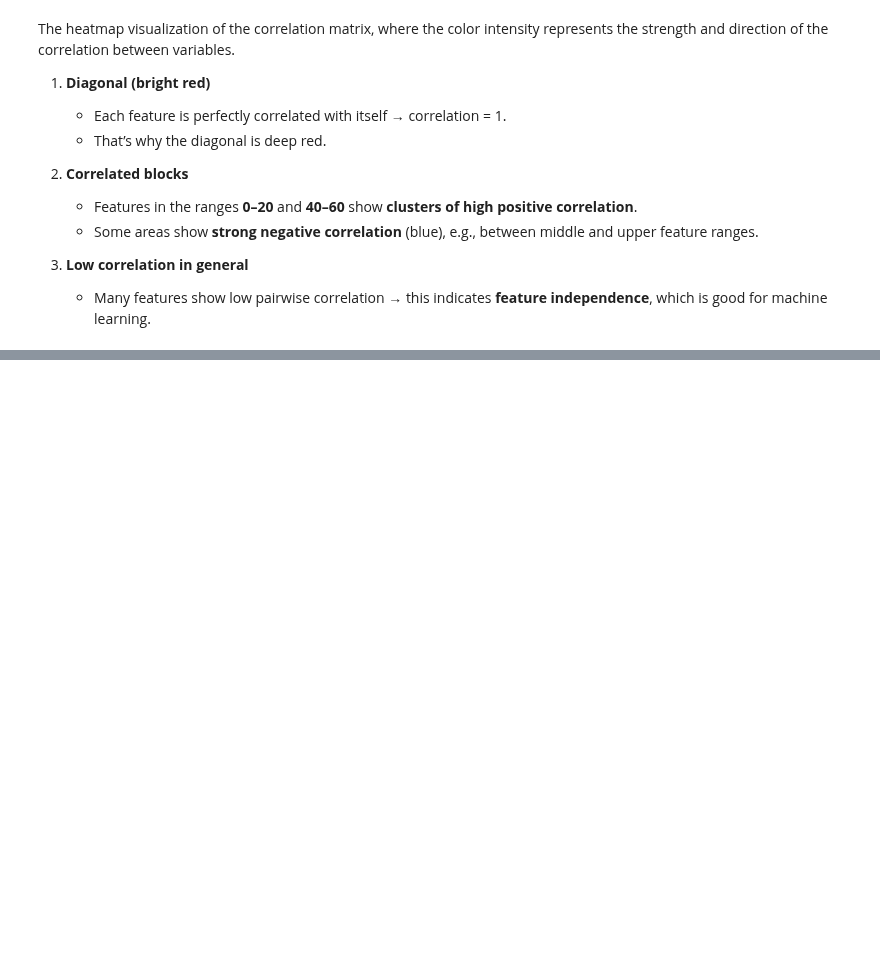
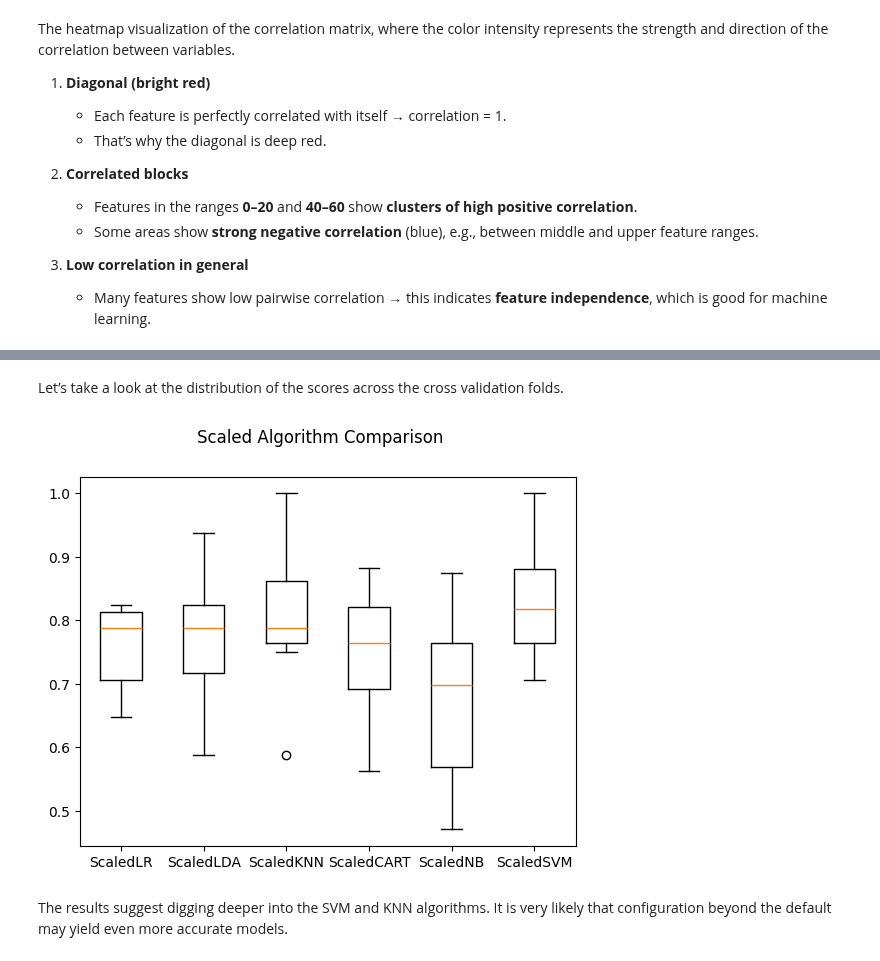
Before and after one commit to JuanZapa7a/AINavalEngineering, a Jupyter notebook: Prac_13_Binary_Classification_Machine_Learning_Case_Study_Project.ipynb, the cells around one changed output, grey strips where cells are left out. Drawn from its saved outputs; the diff is of its cells as text; code cells hidden in the pictures; blank space fills up the shorter version.

```diff
--- a/Prac_13_Binary_Classification_Machine_Learning_Case_Study_Project.ipynb
+++ b/Prac_13_Binary_Classification_Machine_Learning_Case_Study_Project.ipynb
@@ -313,0 +596,24 @@ The heatmap visualization of the correlation matrix, where the color intensity r
+# %%
+# Standardize the dataset
+pipelines = []
+pipelines.append(('ScaledLR',
+                  Pipeline([('Scaler', StandardScaler()),('LR', LogisticRegression())])))
+pipelines.append(('ScaledLDA',
+                  Pipeline([('Scaler', StandardScaler()),('LDA', LinearDiscriminantAnalysis())])))
+pipelines.append(('ScaledKNN',
+                  Pipeline([('Scaler', StandardScaler()),('KNN', KNeighborsClassifier())])))
+pipelines.append(('ScaledCART',
+                  Pipeline([('Scaler', StandardScaler()),('CART', DecisionTreeClassifier())])))
+pipelines.append(('ScaledNB',
+                  Pipeline([('Scaler', StandardScaler()),('NB', GaussianNB())])))
+pipelines.append(('ScaledSVM',
+                  Pipeline([('Scaler', StandardScaler()),('SVM', SVC())])))
+results = []
+names = []
+for name, model in pipelines:
+  kfold = KFold(n_splits=num_folds, random_state=seed, shuffle=True)
+  cv_results = cross_val_score(model, X_train, Y_train, cv=kfold, scoring=scoring)
+  results.append(cv_results)
+  names.append(name)
+  msg = "%s: %f (%f)" % (name, cv_results.mean(), cv_results.std())
+  print(msg)
@@ -313,0 +638,14 @@ The heatmap visualization of the correlation matrix, where the color intensity r
+# %% [markdown]
+Let’s take a look at the distribution of the scores across the cross validation folds.
+# %%
+# Compare Algorithms
+fig = pyplot.figure()
+fig.suptitle('Scaled Algorithm Comparison')
+ax = fig.add_subplot(111)
+pyplot.boxplot(results)
+ax.set_xticklabels(names)
+pyplot.show()
+# %% [output]
+[figure, added]
+# %% [markdown]
+The results suggest digging deeper into the SVM and KNN algorithms. It is very likely that configuration beyond the default may yield even more accurate models.
```
Also changed, not shown: parts of 48 cells of this notebook.
